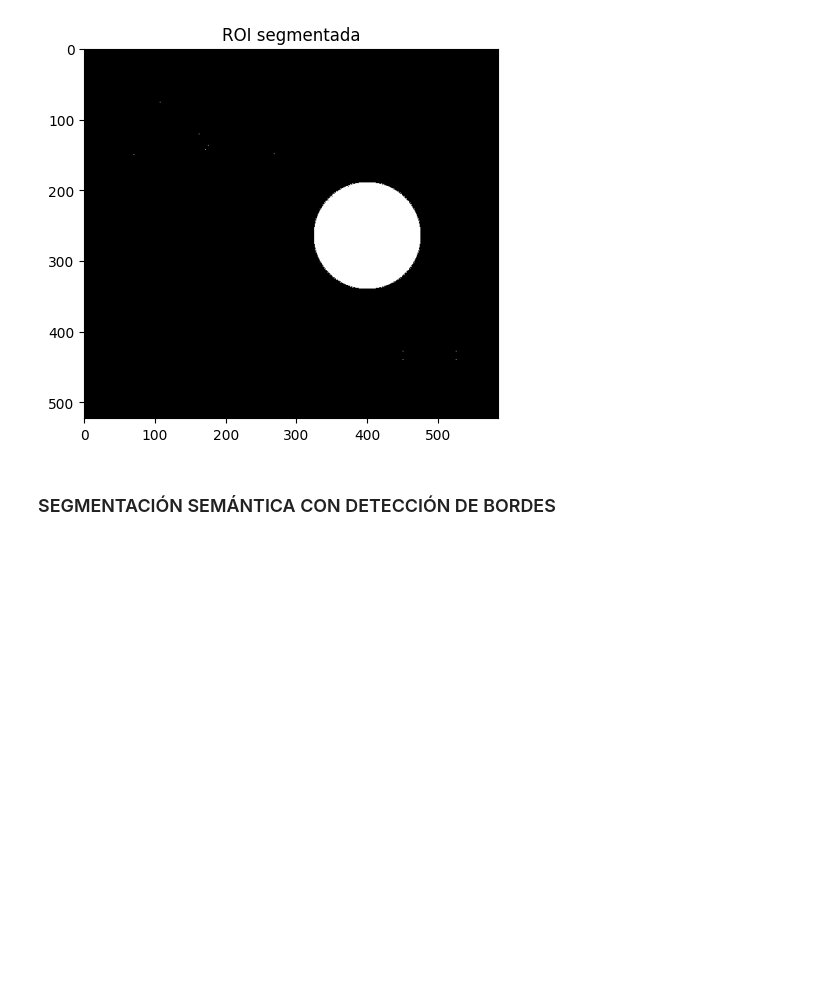
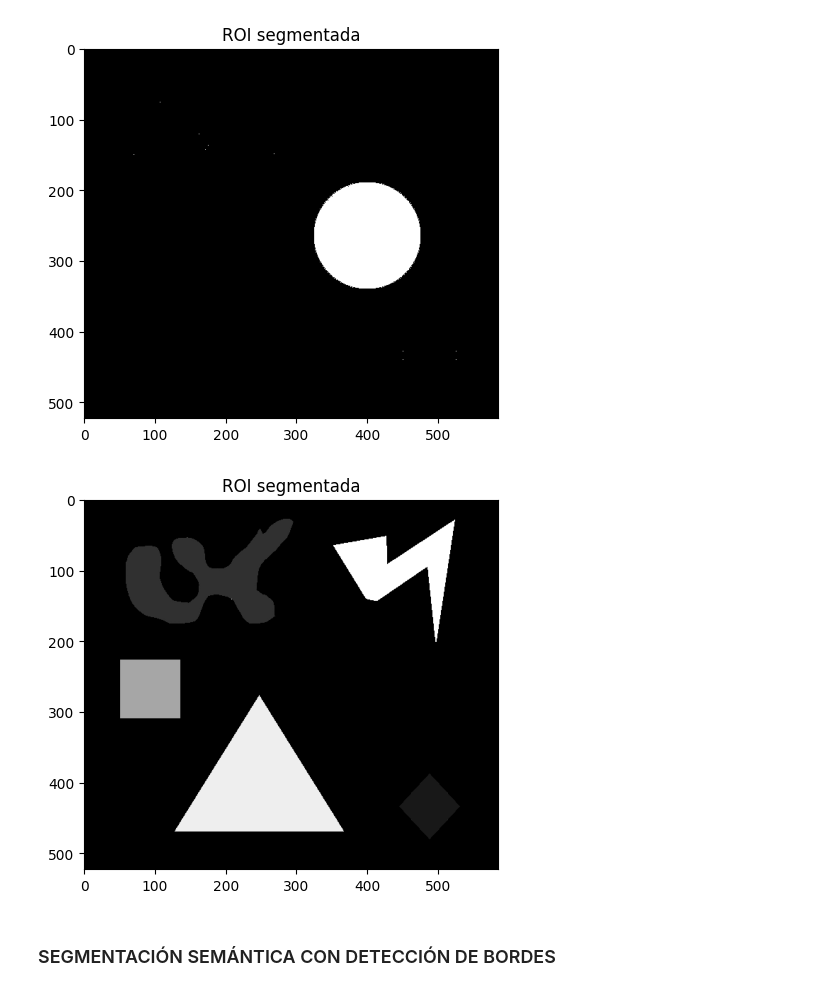
Before and after one commit to hiden0/Aprendizaje_supervisado, a Jupyter notebook: TEMA_3/3_2_3_Image_segmentation.ipynb, the cells around one changed output. Drawn from its saved outputs; the diff is of its cells as text; code cells hidden in the pictures; blank space fills up the shorter version.

Commit message:
image_segmentation

```diff
--- a/TEMA_3/3_2_3_Image_segmentation.ipynb
+++ b/TEMA_3/3_2_3_Image_segmentation.ipynb
@@ -115,36 +115,41 @@ plt.show()
 # %%
 # Ejercicio individual
 # Obtener una máscara con la imagen del rayo azul mediante segmentación por espacio de color
 
 # Función para extraer los colores secundarios
 def convert_to_CMYK(rgb_p):
     with np.errstate(invalid='ignore', divide='ignore'):
         K = 1 - np.max(rgb_p, axis=2)
         C = (1-rgb_p[:,:,0] - K)/(1-K)
         M = (1-rgb_p[:,:,1] - K)/(1-K)
         Y = (1-rgb_p[:,:,2] - K)/(1-K)
     CMYK = (np.dstack((C,M,Y,K))*255).astype('uint8')
     return CMYK
 
 # Leer la imagen
 img = cv2.imread('images/figuras.png')
 rgb = cv2.cvtColor(img, cv2.COLOR_BGR2RGB)
 rgb_p = rgb.astype('uint8')/255
 
 # Extraer los colores secundarios
-CMYK = ???
+CMYK = convert_to_CMYK(rgb_p)
 
 # Extraer los canales por separado
-C,M,Y,K = ???
-C = C.astype('uint8')
+C,M,Y,K = cv2.split(CMYK)
+
 
 # Calcular la máscara de la figura del rayo
-???
+t=np.max(C)
+
+mask = C.astype('uint8').copy()
+mask[mask<t]= 0
 
 # Visualizar la máscara
 plt.imshow(C, cmap='gray')
 plt.title('ROI segmentada')
 plt.show()
+# %% [output]
+[figure, added]
 # %% [markdown]
 ### SEGMENTACIÓN SEMÁNTICA CON DETECCIÓN DE BORDES
 # %%
```
Also changed, not shown: parts of 6 cells of this notebook.
